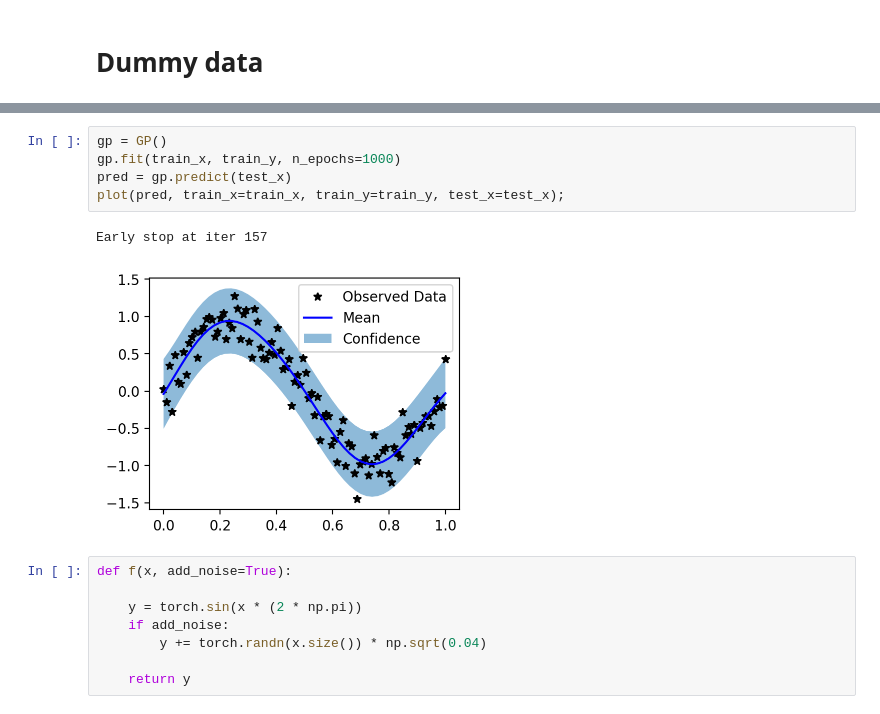
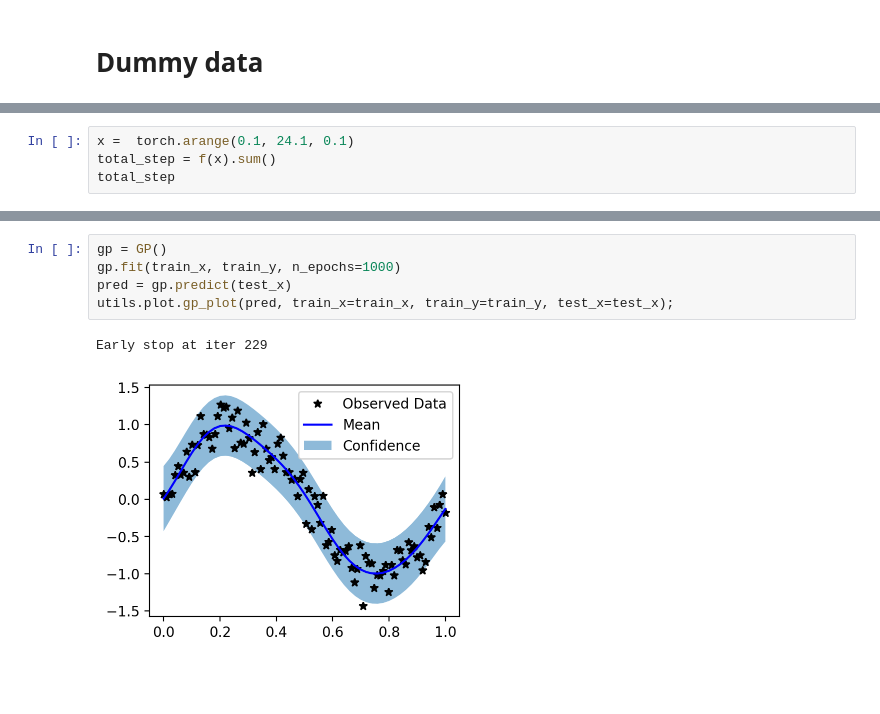
Before and after one commit to AurelienNioche/MAppModels, a Jupyter notebook: main.ipynb, the cells around one changed output, grey strips where cells are left out. Saved outputs shown, nothing was run; the diff lists cells and outputs as text; blank space fills up the shorter version.

```diff
--- a/main.ipynb
+++ b/main.ipynb
@@ -44,0 +60,4 @@ def plot(observed_pred, test_x, train_x=None, train_y=None):
+# %%
+x =  torch.arange(0.1, 24.1, 0.1)
+total_step = f(x).sum()
+total_step
@@ -197,16 +139,8 @@ class GP(gpytorch.models.ExactGP):
 # %%
 gp = GP()
 gp.fit(train_x, train_y, n_epochs=1000)
 pred = gp.predict(test_x)
-plot(pred, train_x=train_x, train_y=train_y, test_x=test_x);
+utils.plot.gp_plot(pred, train_x=train_x, train_y=train_y, test_x=test_x);
 # %% [output]
-Early stop at iter 157
+Early stop at iter 229
-[figure, old version]
+[figure, new version]
-# %%
-def f(x, add_noise=True):
-
-    y = torch.sin(x * (2 * np.pi))
-    if add_noise:
-        y += torch.randn(x.size()) * np.sqrt(0.04)
-
-    return y
```
Also changed, not shown: parts of 31 cells of this notebook, 10 other files.
